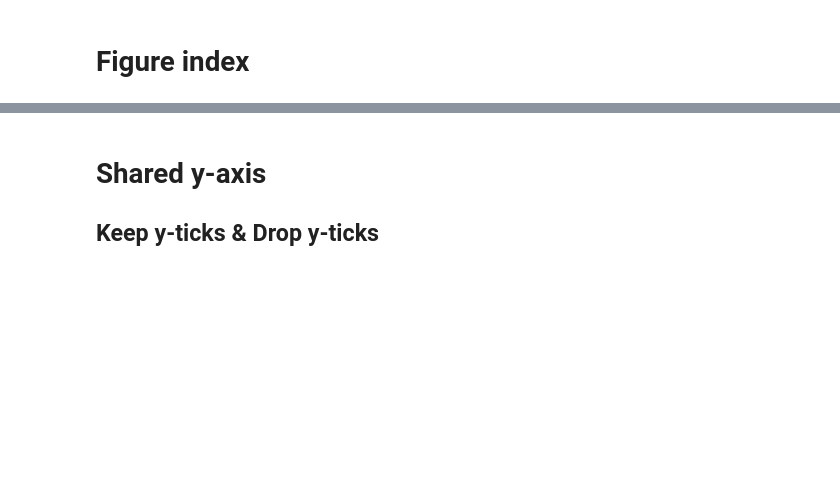
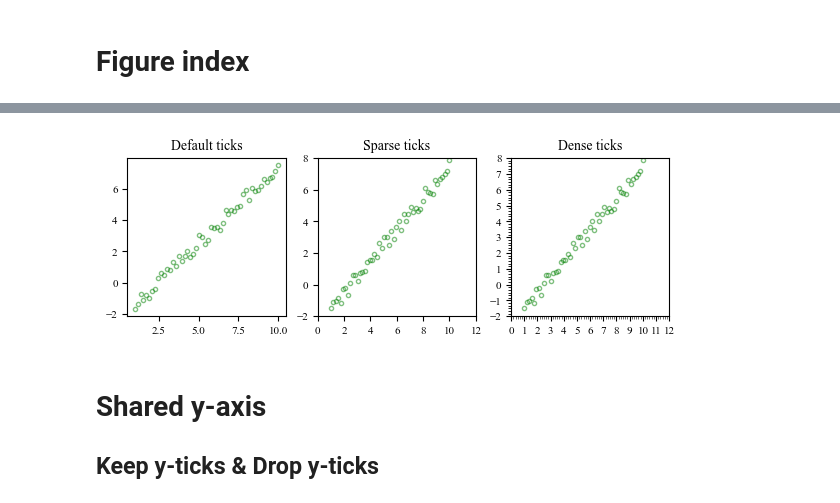
Before and after one commit to ruozhoulin/PlotPublication, a Jupyter notebook: tutorial_1_component.ipynb, the cells around one changed output, grey strips where cells are left out. Drawn from its saved outputs; the diff is of its cells as text; code cells hidden in the pictures; blank space fills up the shorter version.

```diff
--- a/tutorial_1_component.ipynb
+++ b/tutorial_1_component.ipynb
@@ -99,3 +99,36 @@ fig.tight_layout(w_pad=2)
+# %%
+Fig = FigurePublication(1, 3)
+fig, axes = Fig.fig, Fig.ax
+
+x = np.linspace(1, 10, 50)
+
+ax = axes[0]
+ax.cla()  # clear the current Axes state without closing it.
+ax.set_title("Default ticks")
+y = x + np.random.rand(50) - 3
+ax.plot(x, y, "g", alpha=0.5, linestyle="", marker=".", markerfacecolor="none")
+
+ax = axes[1]
+ax.cla()  # clear the current Axes state without closing it.
+ax.set_title("Sparse ticks")
+y = x + np.random.rand(50) - 3
+ax.plot(x, y, "g", alpha=0.5, linestyle="", marker=".", markerfacecolor="none")
+
+# ! control density of ticks
+set_axis(ax, "x", 0, 12, num_ticks=7)
+set_axis(ax, "y", -2, 8, num_ticks=6)
+
+ax = axes[2]
+ax.cla()  # clear the current Axes state without closing it.
+ax.set_title("Dense ticks")
+ax.plot(x, y, "g", alpha=0.5, linestyle="", marker=".", markerfacecolor="none")
+
+# ! control density of ticks
+set_axis(ax, "x", 0, 12, num_ticks=13)
+set_axis(ax, "y", -2, 8, num_ticks=11)
+enable_minor_locator(ax, n=6)
+# %% [output]
+[figure, added]
 # %% [markdown]
 # Shared y-axis
 
```
Also changed, not shown: parts of 7 cells of this notebook, 1 other file.
